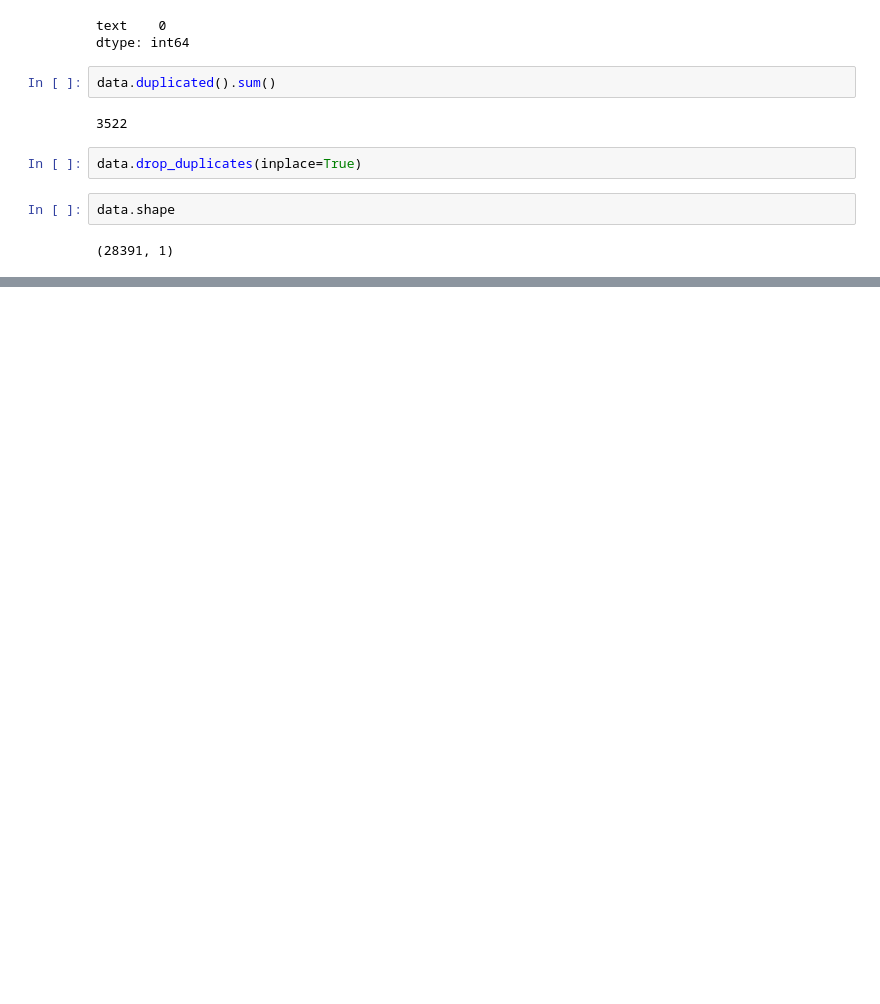
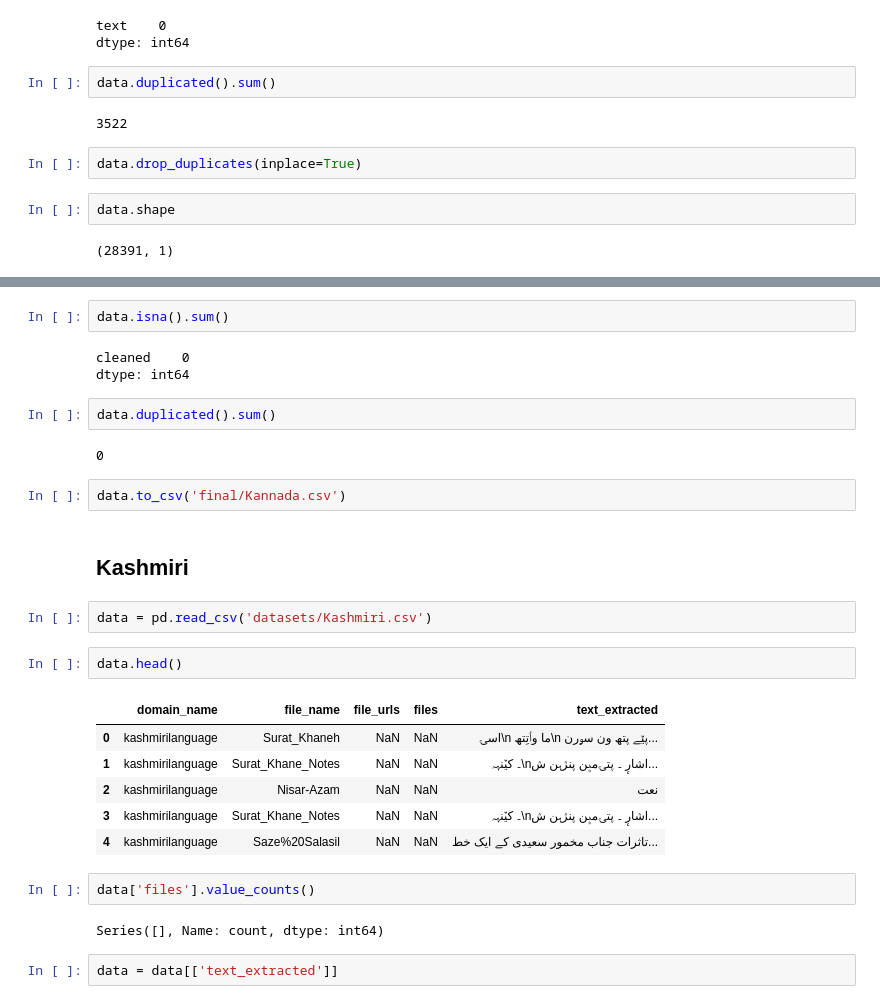
Before and after one commit to pranavagrawal321/Language-Identification, a Jupyter notebook: preprocessing.ipynb, the cells around one changed output, grey strips where cells are left out. Drawn from its saved outputs; the diff is of its cells as text; blank space fills up the shorter version.

```diff
--- a/preprocessing.ipynb
+++ b/preprocessing.ipynb
@@ -766,0 +981,30 @@ data.shape
+# %%
+data.isna().sum()
+# %% [output]
+cleaned    0
+dtype: int64
+# %%
+data.duplicated().sum()
+# %% [output]
+0
+# %%
+data.to_csv('final/Kannada.csv')
+# %% [markdown]
+## Kashmiri
+# %%
+data = pd.read_csv('datasets/Kashmiri.csv')
+# %%
+data.head()
+# %% [output]
+|  | domain_name | file_name | file_urls | files | text_extracted |
+| 0 | kashmirilanguage | Surat_Khaneh | NaN | NaN | اسۍ\n ما وٲتِتھ\n پێے پتھ ون سۅرن... |
+| 1 | kashmirilanguage | Surat_Khane_Notes | NaN | NaN | ۔ کیٚنہہ\nاشارٕ ۔ پتۍمٮ۪ن پنژہن ش... |
+| 2 | kashmirilanguage | Nisar-Azam | NaN | NaN | نعت |
+| 3 | kashmirilanguage | Surat_Khane_Notes | NaN | NaN | ۔ کیٚنہہ\nاشارٕ ۔ پتۍمٮ۪ن پنژہن ش... |
+| 4 | kashmirilanguage | Saze%20Salasil | NaN | NaN | تاثرات جناب مخمور سعیدی کے ایک خط... |
+# %%
+data['files'].value_counts()
+# %% [output]
+Series([], Name: count, dtype: int64)
+# %%
+data = data[['text_extracted']]
```
Also changed, not shown: parts of 90 cells of this notebook, 1 other file.
